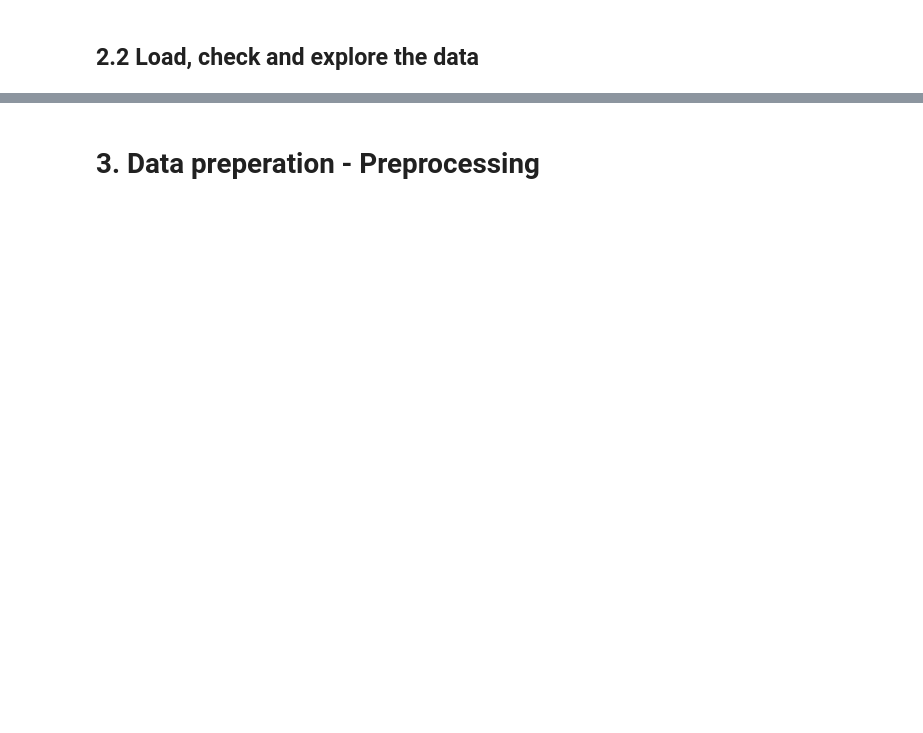
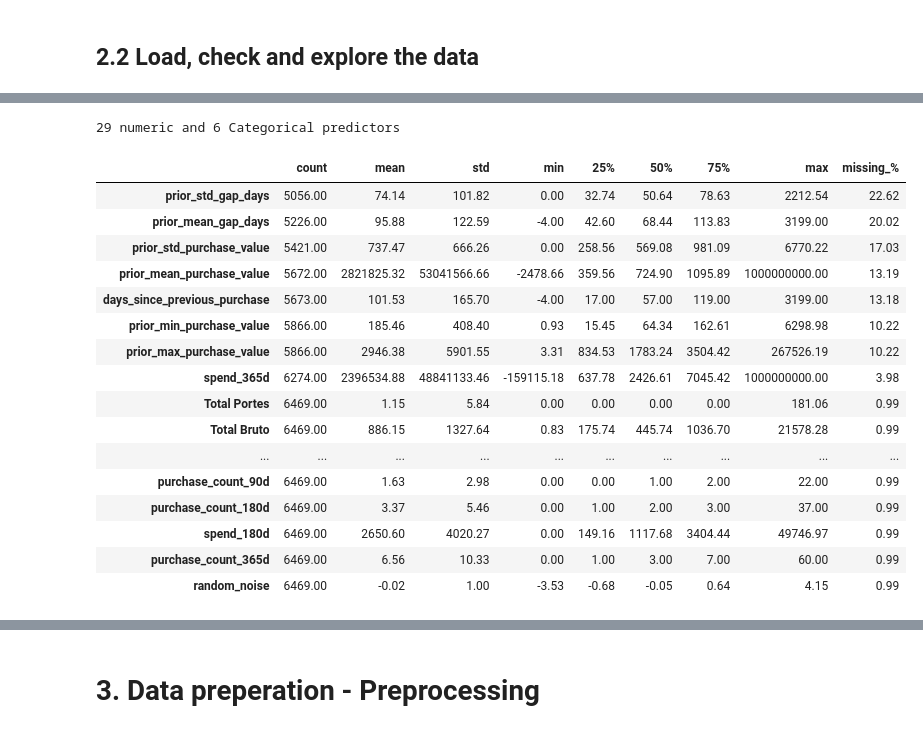
Before and after one commit to EduardoFDuarte/machine_learning_202627, a Jupyter notebook: notebooks/Mark_V1.ipynb, the cells around one changed output, grey strips where cells are left out. Saved outputs shown, nothing was run; the diff lists cells and outputs as text; code cells hidden in the pictures; blank space fills up the shorter version.

```diff
--- a/notebooks/Mark_V1.ipynb
+++ b/notebooks/Mark_V1.ipynb
@@ -65,0 +170,35 @@ clientes = pd.read_csv("../data/clientes.csv")
+# %%
+# Split the predictors into categorical and numerical
+
+CAT_COLS = ['payment_type', 'salesperson', 'commercial_zone', 'transport_method', 'warehouse', 'document_series']
+NUM_COLS = [c for c in train.columns
+            if c not in CAT_COLS + [ID_COL, TARGET, CUST_COL, DATE]] # includes everything exept categoricals in CAT_COL, IDs, Target and dates
+
+# print count of numeric and categorical variables
+print(len(NUM_COLS), "numeric and", len(CAT_COLS), "Categorical predictors")
+
+# Show plain numbers with 2 decimal instad of 1.0e+09 in max values
+pd.set_option("display.float_format", "{:.2f}".format)
+
+num_summary = train[NUM_COLS].describe().T # Descriptive statistics
+num_summary["missing_%"] = train[NUM_COLS].isna().mean()*100 # share of empty values per variables
+num_summary.sort_values("missing_%", ascending=False) # Sort the list based on missing %
+# %% [output]
+29 numeric and 6 Categorical predictors
+|  | count | mean | std | min | 25% | 50% | 75% | max | missing_% |
+| prior_std_gap_days | 5056.00 | 74.14 | 101.82 | 0.00 | 32.74 | 50.64 | 78.63 | 2212.54 | 22.62 |
+| prior_mean_gap_days | 5226.00 | 95.88 | 122.59 | -4.00 | 42.60 | 68.44 | 113.83 | 3199.00 | 20.02 |
+| prior_std_purchase_value | 5421.00 | 737.47 | 666.26 | 0.00 | 258.56 | 569.08 | 981.09 | 6770.22 | 17.03 |
+| prior_mean_purchase_value | 5672.00 | 2821825.32 | 53041566.66 | -2478.66 | 359.56 | 724.90 | 1095.89 | 1000000000.00 | 13.19 |
+| days_since_previous_purchase | 5673.00 | 101.53 | 165.70 | -4.00 | 17.00 | 57.00 | 119.00 | 3199.00 | 13.18 |
+| prior_min_purchase_value | 5866.00 | 185.46 | 408.40 | 0.93 | 15.45 | 64.34 | 162.61 | 6298.98 | 10.22 |
+| prior_max_purchase_value | 5866.00 | 2946.38 | 5901.55 | 3.31 | 834.53 | 1783.24 | 3504.42 | 267526.19 | 10.22 |
+| spend_365d | 6274.00 | 2396534.88 | 48841133.46 | -159115.18 | 637.78 | 2426.61 | 7045.42 | 1000000000.00 | 3.98 |
+| Total Portes | 6469.00 | 1.15 | 5.84 | 0.00 | 0.00 | 0.00 | 0.00 | 181.06 | 0.99 |
+| Total Bruto | 6469.00 | 886.15 | 1327.64 | 0.83 | 175.74 | 445.74 | 1036.70 | 21578.28 | 0.99 |
+| ... | ... | ... | ... | ... | ... | ... | ... | ... | ... |
+| purchase_count_90d | 6469.00 | 1.63 | 2.98 | 0.00 | 0.00 | 1.00 | 2.00 | 22.00 | 0.99 |
+| purchase_count_180d | 6469.00 | 3.37 | 5.46 | 0.00 | 1.00 | 2.00 | 3.00 | 37.00 | 0.99 |
+| spend_180d | 6469.00 | 2650.60 | 4020.27 | 0.00 | 149.16 | 1117.68 | 3404.44 | 49746.97 | 0.99 |
+| purchase_count_365d | 6469.00 | 6.56 | 10.33 | 0.00 | 1.00 | 3.00 | 7.00 | 60.00 | 0.99 |
+| random_noise | 6469.00 | -0.02 | 1.00 | -3.53 | -0.68 | -0.05 | 0.64 | 4.15 | 0.99 |
```
Also changed, not shown: parts of 46 cells of this notebook.
